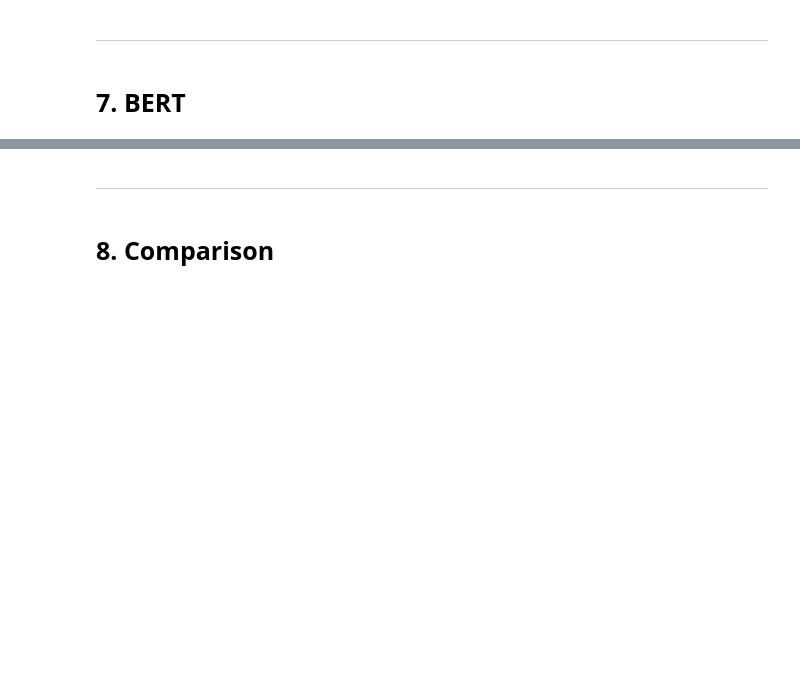
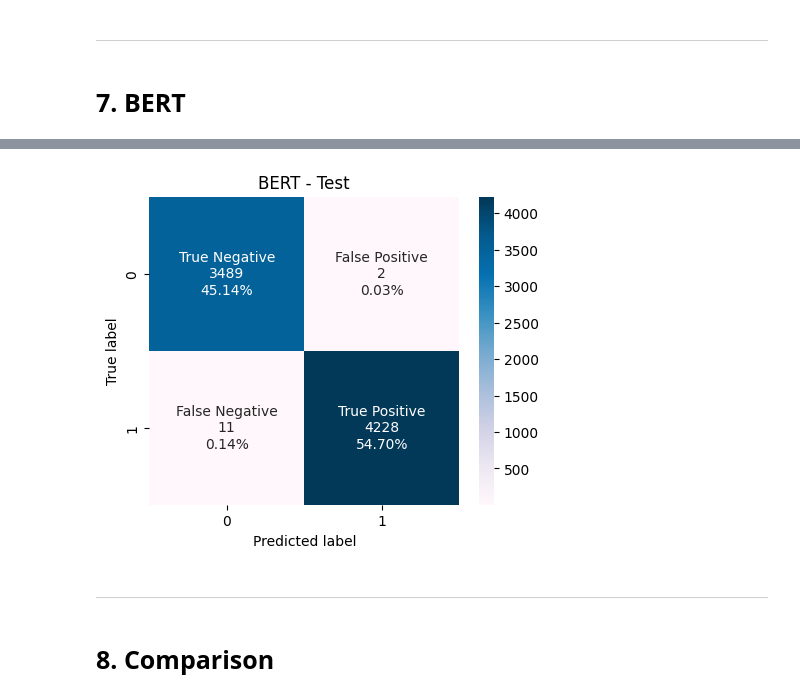
Before and after one commit to SergioCuencaNunez/fact-guard, a Jupyter notebook: backend/api/fake_news_detection.ipynb, the cells around one changed output, grey strips where cells are left out. Cells and saved outputs as stored; diff of their text form; code cells hidden in the pictures; blank space fills up the shorter version.

```diff
--- a/backend/api/fake_news_detection.ipynb
+++ b/backend/api/fake_news_detection.ipynb
@@ -1134,0 +1096,25 @@ plt.show()
+# %%
+from scipy.special import expit as sigmoid
+
+y_pred_logits = bert_model.predict(test_ds).logits
+y_pred_probs = sigmoid(y_pred_logits).numpy()
+y_pred_labels = np.round(y_pred_probs).astype(int).flatten()
+y_true_labels = y_test_bert.flatten()
+
+cm = confusion_matrix(y_true_labels, y_pred_labels)
+
+# Define the group names and formats
+group_names = ['True Negative', 'False Positive', 'False Negative', 'True Positive']
+group_counts = ["{0:0.0f}".format(value) for value in cm.flatten()]
+group_percentages = ["{0:.2%}".format(value) for value in cm.flatten() / np.sum(cm)]
+labels = [f"{v1}\n{v2}\n{v3}" for v1, v2, v3 in zip(group_names, group_counts, group_percentages)]
+labels = np.asarray(labels).reshape(2,2)
+
+# Create the heatmap with custom labels
+fig, ax = plt.subplots(figsize=(5, 4))
+sns.heatmap(cm, annot=labels, fmt='', cmap='PuBu', ax=ax)
+ax.set_title('BERT - Test', fontsize = 12)
+ax.set_xlabel('Predicted label')
+ax.set_ylabel('True label')
+plt.show()
+# %% [output]
@@ -1135,3 +1122,4 @@ plt.show()
+[figure, added]
 # %% [markdown]
 ---
 # %% [markdown]
```
Also changed, not shown: parts of 64 cells of this notebook, 21 other files.
